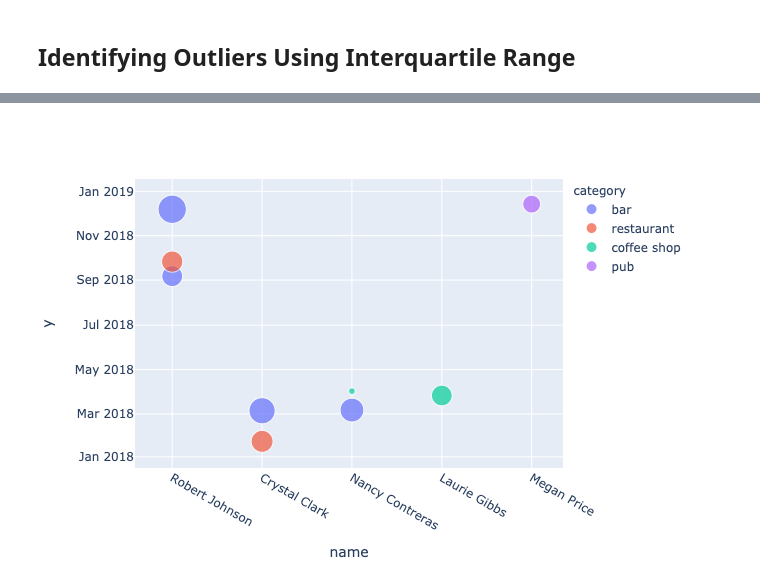
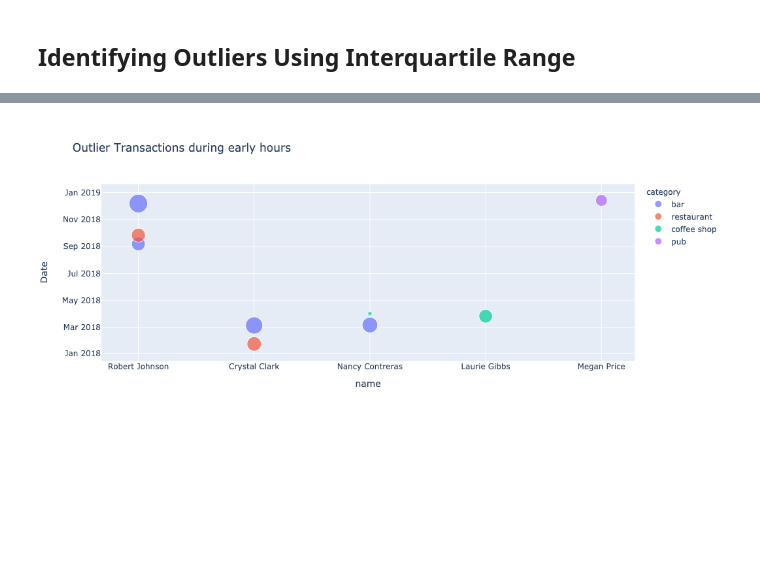
Before and after one commit to Kowsi/Fraudulent-Transaction-SQL, a Jupyter notebook: Starter_Files/challenge.ipynb, the cells around one changed output, grey strips where cells are left out. Saved outputs shown, nothing was run; the diff lists cells and outputs as text; code cells hidden in the pictures; blank space fills up the shorter version.

```diff
--- a/Starter_Files/challenge.ipynb
+++ b/Starter_Files/challenge.ipynb
@@ -124,11 +124,11 @@ px.scatter(anomalous_transactions, x=anomalous_transactions.index, y='amount', c
 # %%
 start = datetime.time(7,0,0)
 end = datetime.time(9,0,0)
 
 anomalous_transactions = outliner_iqr.between_time(start, end).sort_values('amount', ascending=False).head(100)
 
 
 px.scatter(anomalous_transactions, x='name', y=anomalous_transactions.index, color="category",
-                 size='amount')
+                 size='amount',labels = {'x':'Name', 'y':'Date'}, title='Outlier Transactions during early hours')
 # %% [output]
-[figure, old version]
+[figure, new version]
```
Also changed, not shown: parts of 2 cells of this notebook, 8 other files.
